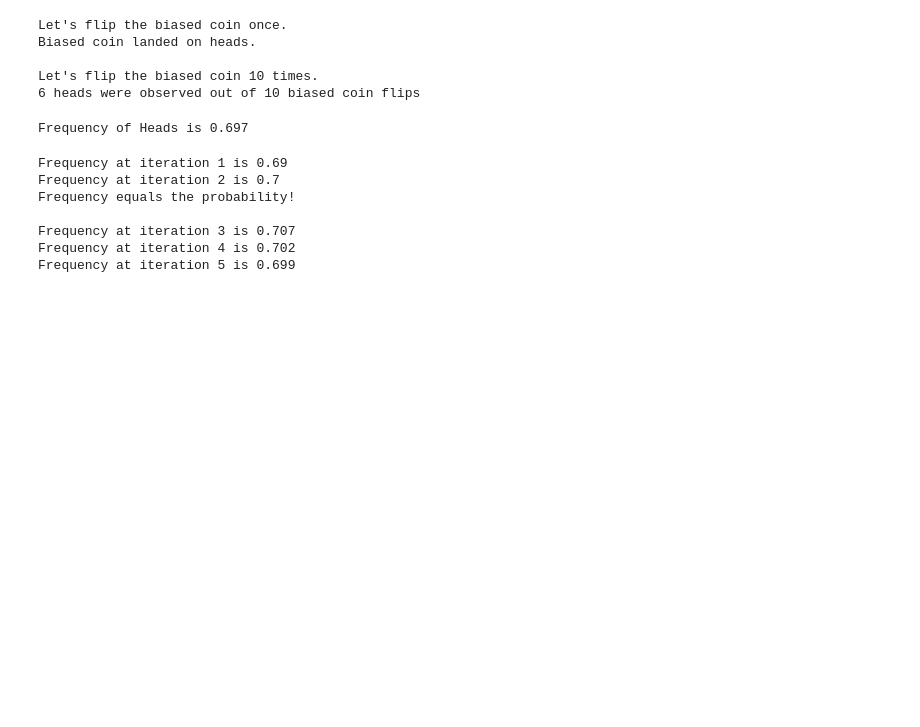
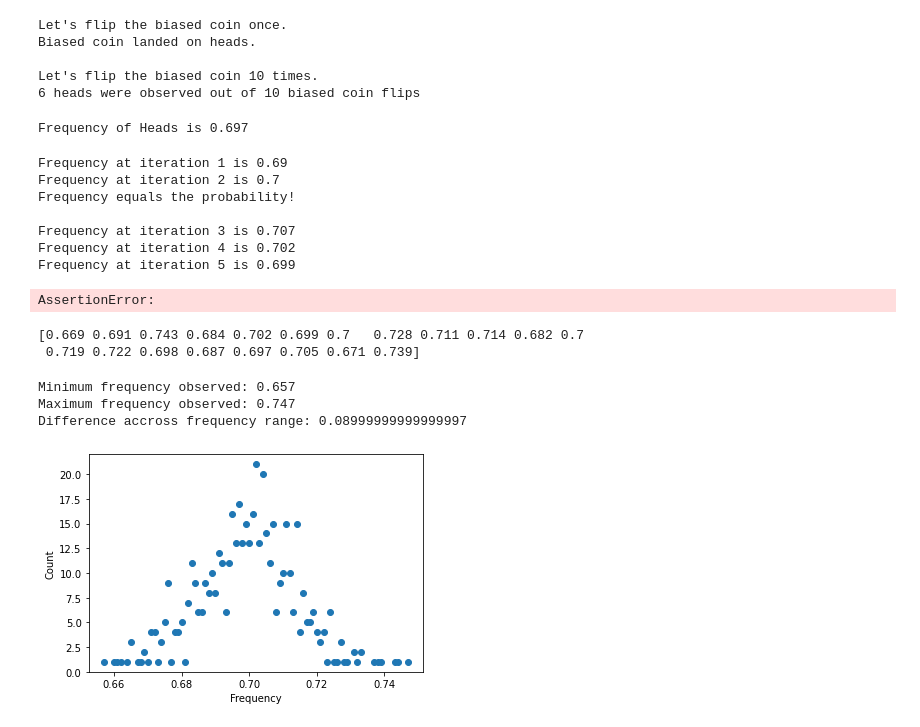
Before and after one commit to dankin-code/ml, a Jupyter notebook: bk_ds_bookcamp/chap_3_running_random_smulations_in_numpy.ipynb, the cells around one changed output. Cells and saved outputs as stored; diff of their text form; code cells hidden in the pictures; blank space fills up the shorter version.

```diff
--- a/bk_ds_bookcamp/chap_3_running_random_smulations_in_numpy.ipynb
+++ b/bk_ds_bookcamp/chap_3_running_random_smulations_in_numpy.ipynb
@@ -113,0 +117,41 @@ Frequency at iteration 5 is 0.699
+# %%
+np.random.seed(0)
+head_count_list = [np.random.binomial(1000, 0.7) for _ in range(500)]
+head_count_array = np.random.binomial(1000, 0.7, 500)
+# %%
+frequency_array = head_count_array / 1000
+assert frequency_array.tolist() == [head_count / 1000 for head_count in head_count_list]
+assert frequency_array.tolist() == list(map(lambda x:x / 1000, head_count_list))
+# %% [output]
+AssertionError:
+# %%
+print(frequency_array[:20])
+# %% [output]
+[0.669 0.691 0.743 0.684 0.702 0.699 0.7   0.728 0.711 0.714 0.682 0.7
+ 0.719 0.722 0.698 0.687 0.697 0.705 0.671 0.739]
+# %%
+# finding the larget and smallest frequncy values
+min_freq = frequency_array.min()
+max_freq = frequency_array.max()
+print(f"Minimum frequency observed: {min_freq}")
+print(f"Maximum frequency observed: {max_freq}")
+print(f"Difference accross frequency range: {max_freq - min_freq}")
+# %% [output]
+Minimum frequency observed: 0.657
+Maximum frequency observed: 0.747
+Difference accross frequency range: 0.08999999999999997
+# %%
+from collections import defaultdict
+frequency_counts = defaultdict(int)
+for frequency in frequency_array:
+    frequency_counts[frequency] += 1
+
+frequencies = list(frequency_counts.keys())
+counts = [frequency_counts[freq] for freq in frequencies]
+
+plt.scatter(frequencies, counts)
+plt.xlabel('Frequency')
+plt.ylabel('Count')
+plt.show()
+# %% [output]
+[figure, added]
```
Also changed, not shown: parts of 29 cells of this notebook.
